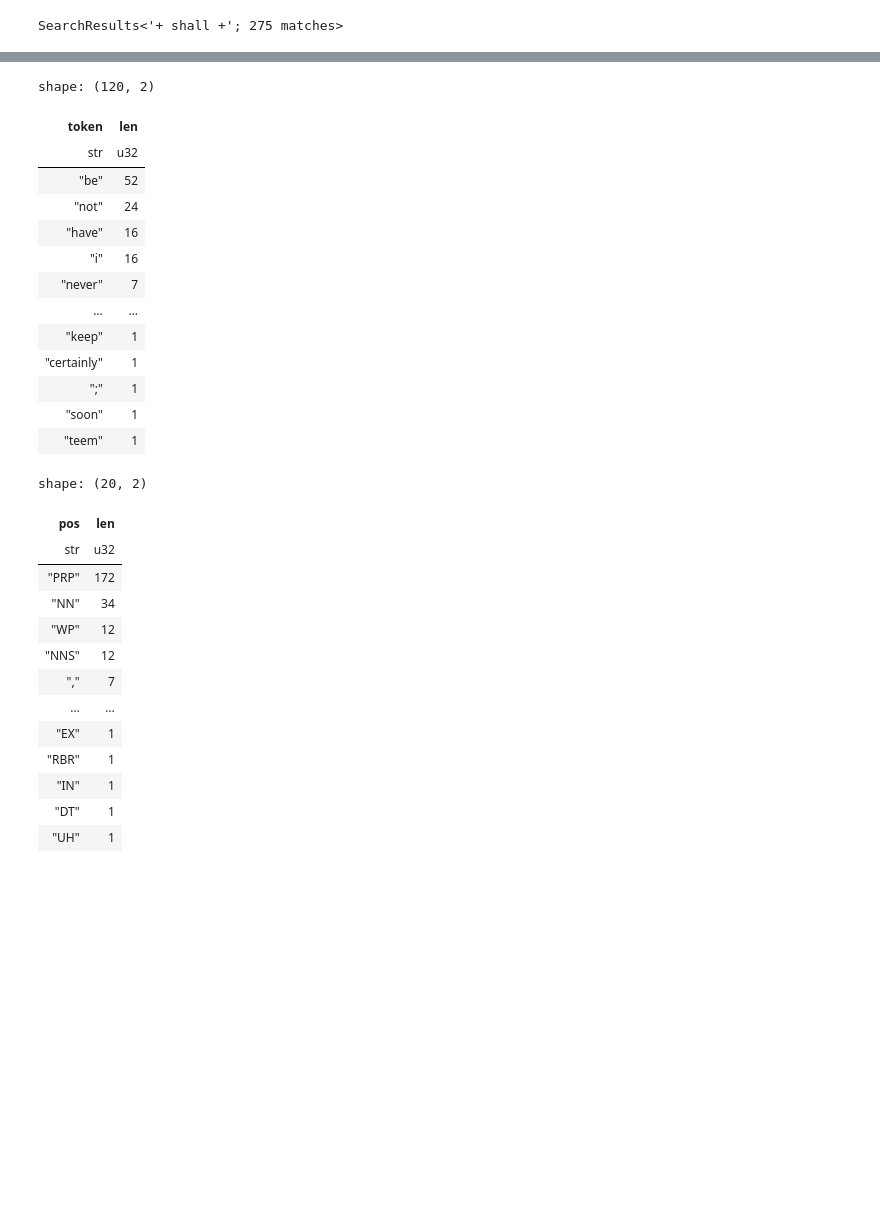
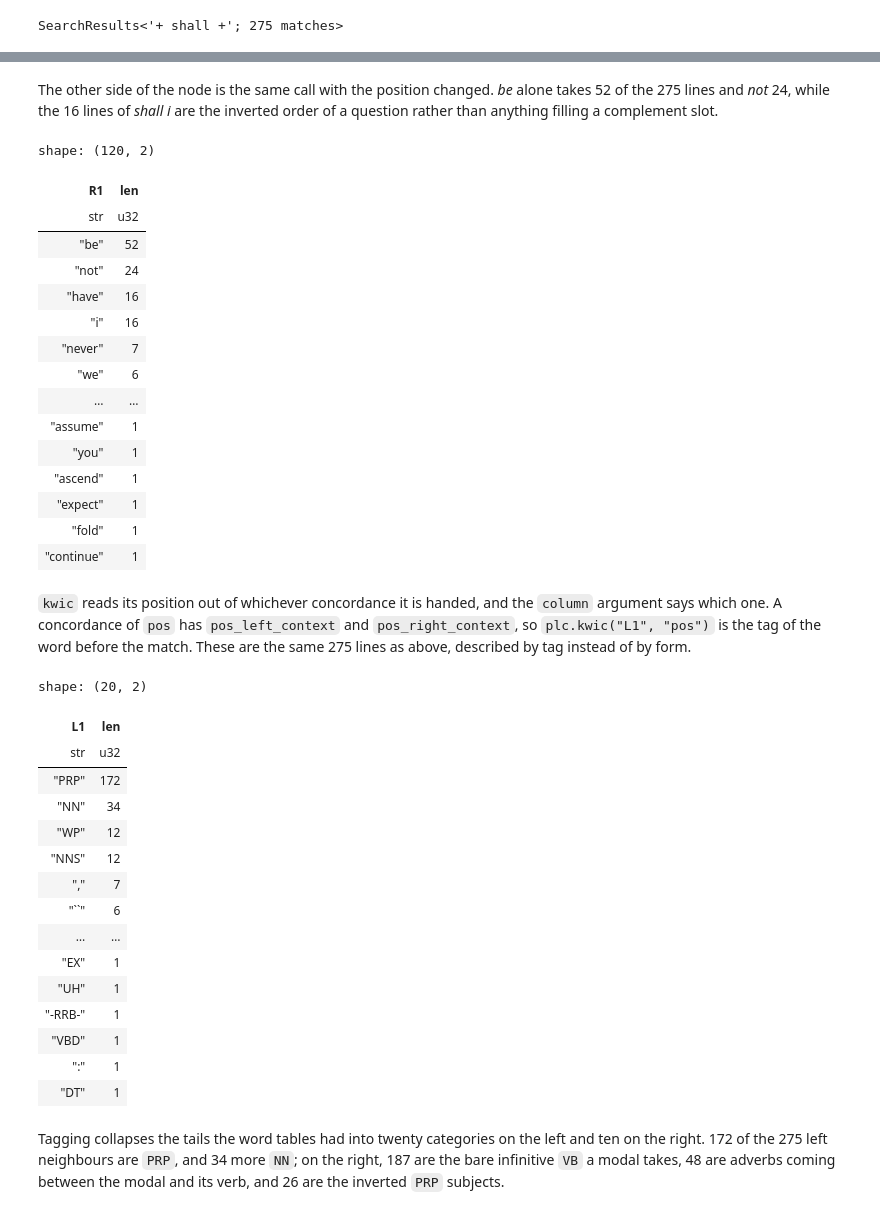
Before and after one commit to rmalouf/polars_corpus, a Jupyter notebook: docs/notebooks/concordance.ipynb, the cells around one changed output, grey strips where cells are left out. Cells and saved outputs as stored; diff of their text form; code cells hidden in the pictures; blank space fills up the shorter version.

```diff
--- a/docs/notebooks/concordance.ipynb
+++ b/docs/notebooks/concordance.ipynb
@@ -3,7 +13,10 @@
 # %%
-
 import polars as pl
 import polars.selectors as cs
 
 import polars_corpus as plc
 import great_tables as gt
+
+pl.Config.set_tbl_rows(12)
+pl.Config.set_fmt_table_cell_list_len(5)
+pl.Config.set_thousands_separator(",")
@@ -84,0 +142,4 @@ shape: (199, 2)
+# %%
+shall = plc.search(c, "shall")
+conc = shall.concordance(pl.col("token").str.to_lowercase(), window=5)
+conc
@@ -103,36 +186,46 @@ shape: (77, 2)
+# %% [markdown]
+The other side of the node is the same call with the position changed. *be* alone takes 52 of the 275 lines and *not* 24, while the 16 lines of *shall i* are the inverted order of a question rather than anything filling a complement slot.
 # %%
-conc.group_by(pl.col('token').list.last()).len().sort(by='len', descending=True)
+conc.group_by(plc.kwic("R1").alias("R1")).len().sort(by="len", descending=True)
 # %% [output]
 shape: (120, 2)
-| token | len |
+| R1 | len |
 | str | u32 |
 | "be" | 52 |
 | "not" | 24 |
 | "have" | 16 |
 | "i" | 16 |
 | "never" | 7 |
+| "we" | 6 |
 | … | … |
-| "keep" | 1 |
-| "certainly" | 1 |
-| ";" | 1 |
-| "soon" | 1 |
-| "teem" | 1 |
+| "assume" | 1 |
+| "you" | 1 |
+| "ascend" | 1 |
+| "expect" | 1 |
+| "fold" | 1 |
+| "continue" | 1 |
+# %% [markdown]
+`kwic` reads its position out of whichever concordance it is handed, and the `column` argument says which one. A concordance of `pos` has `pos_left_context` and `pos_right_context`, so `plc.kwic("L1", "pos")` is the tag of the word before the match. These are the same 275 lines as above, described by tag instead of by form.
 # %%
-conc = m.concordance(pl.col('pos'))
-conc.group_by(pl.col('pos').list.first()).len().sort(by='len', descending=True)
+tags = shall.concordance("pos", window=5)
+tags.group_by(plc.kwic("L1", "pos").alias("L1")).len().sort(by="len", descending=True)
 # %% [output]
 shape: (20, 2)
-| pos | len |
+| L1 | len |
 | str | u32 |
 | "PRP" | 172 |
 | "NN" | 34 |
 | "WP" | 12 |
 | "NNS" | 12 |
 | "," | 7 |
+| "``" | 6 |
 | … | … |
 | "EX" | 1 |
-| "RBR" | 1 |
-| "IN" | 1 |
+| "UH" | 1 |
+| "-RRB-" | 1 |
+| "VBD" | 1 |
+| ":" | 1 |
 | "DT" | 1 |
-| "UH" | 1 |
+# %% [markdown]
+Tagging collapses the tails the word tables had into twenty categories on the left and ten on the right. 172 of the 275 left neighbours are `PRP`, and 34 more `NN`; on the right, 187 are the bare infinitive `VB` a modal takes, 48 are adverbs coming between the modal and its verb, and 26 are the inverted `PRP` subjects.
 # %%
```
Also changed, not shown: parts of 32 cells of this notebook, 6 other files.
